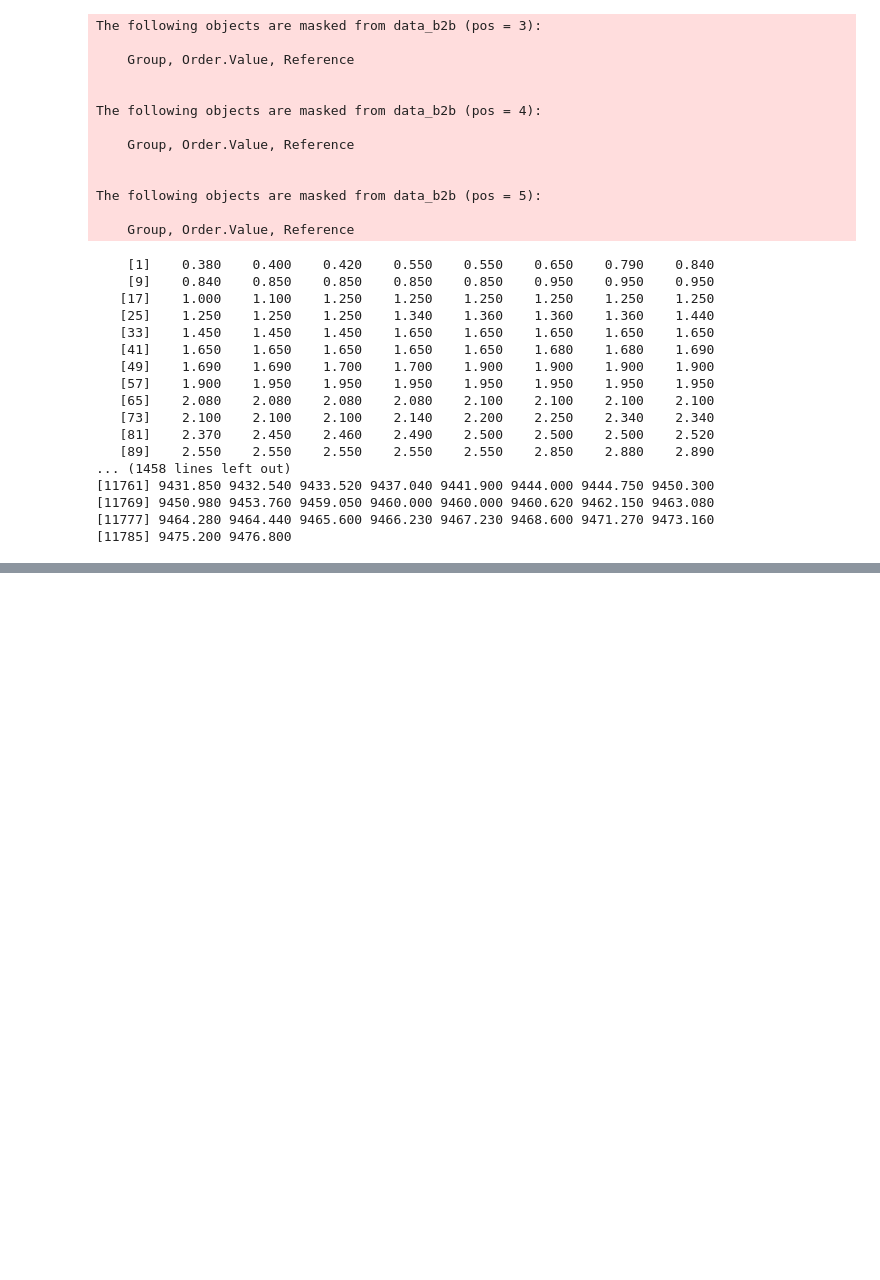
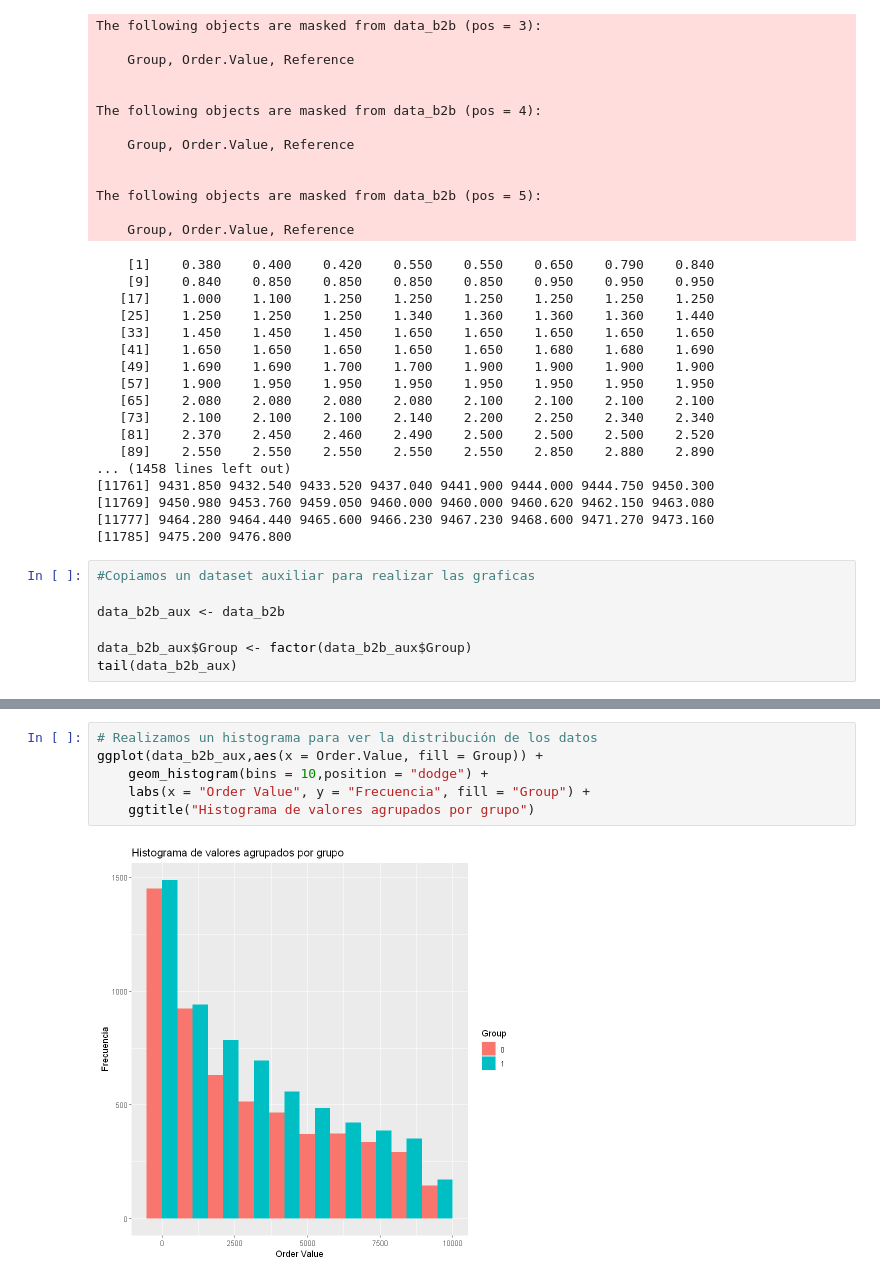
Before and after one commit to Didac-piferrer/MUDS, a Jupyter notebook: Estadistica/E3/MD004DidacPiferrerAC03.ipynb, the cells around one changed output, grey strips where cells are left out. Drawn from its saved outputs; the diff is of its cells as text; blank space fills up the shorter version.

```diff
--- a/Estadistica/E3/MD004DidacPiferrerAC03.ipynb
+++ b/Estadistica/E3/MD004DidacPiferrerAC03.ipynb
@@ -190,3 +193,10 @@ The following objects are masked from data_b2b (pos = 5):
 [11769] 9450.980 9453.760 9459.050 9460.000 9460.000 9460.620 9462.150 9463.080
 [11777] 9464.280 9464.440 9465.600 9466.230 9467.230 9468.600 9471.270 9473.160
 [11785] 9475.200 9476.800
+# %%
+#Copiamos un dataset auxiliar para realizar las graficas
+
+data_b2b_aux <- data_b2b
+
+data_b2b_aux$Group <- factor(data_b2b_aux$Group)
+tail(data_b2b_aux)
@@ -192,0 +213,8 @@ The following objects are masked from data_b2b (pos = 5):
+# %%
+# Realizamos un histograma para ver la distribución de los datos
+ggplot(data_b2b_aux,aes(x = Order.Value, fill = Group)) +
+    geom_histogram(bins = 10,position = "dodge") +
+    labs(x = "Order Value", y = "Frecuencia", fill = "Group") +
+    ggtitle("Histograma de valores agrupados por grupo")
+# %% [output]
+[figure, added]
```
Also changed, not shown: parts of 15 cells of this notebook.
